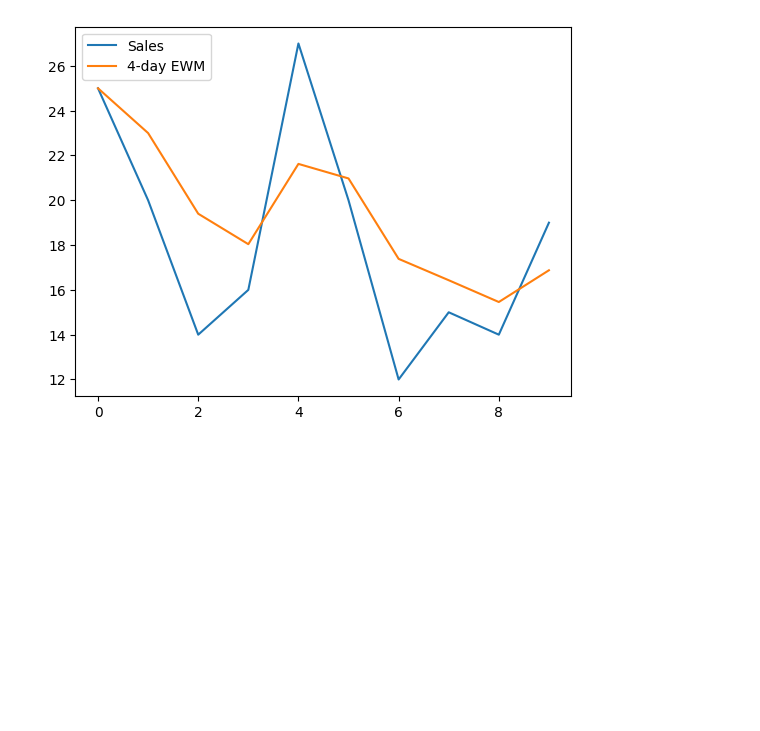
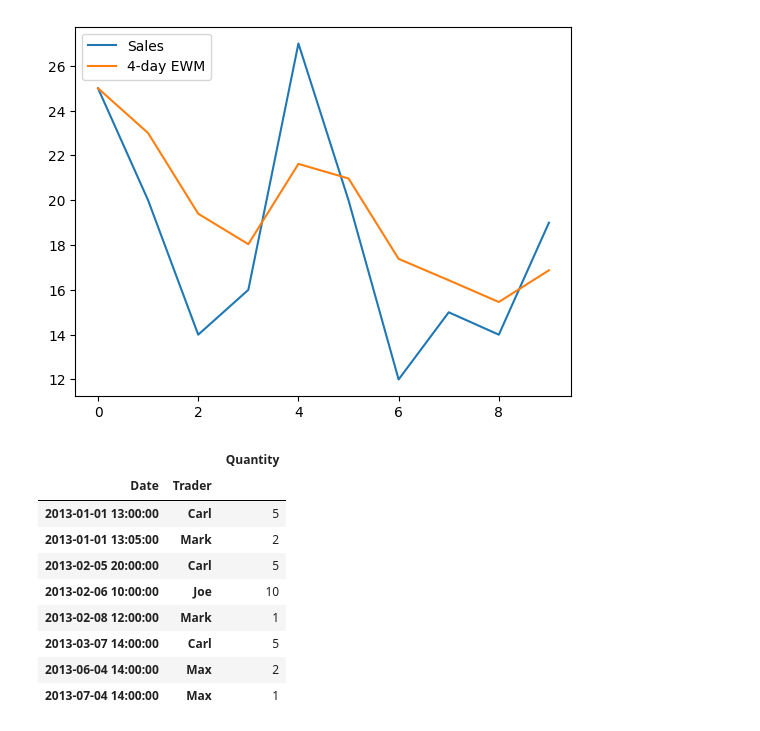
Before and after one commit to DUanalytics/pyJupyter, a Jupyter notebook: 07-analytics2/6TSA/tsES.ipynb, the cells around one changed output. Cells and saved outputs as stored; diff of their text form; code cells hidden in the pictures; blank space fills up the shorter version.

```diff
--- a/07-analytics2/6TSA/tsES.ipynb
+++ b/07-analytics2/6TSA/tsES.ipynb
@@ -92,22 +187,35 @@ plt.show()
 [figure]
 # %%
 #eg2
-df = pd.DataFrame({
+df2 = pd.DataFrame({
     'Trader': 'Carl Mark Carl Joe Mark Carl Max Max'.split(),
     'Quantity': [5, 2, 5, 10, 1, 5, 2, 1],
     'Date': [
         dt.datetime(2013, 1, 1, 13, 0),
         dt.datetime(2013, 1, 1, 13, 5),
         dt.datetime(2013, 2, 5, 20, 0),
         dt.datetime(2013, 2, 6, 10, 0),
         dt.datetime(2013, 2, 8, 12, 0),
         dt.datetime(2013, 3, 7, 14, 0),
         dt.datetime(2013, 6, 4, 14, 0),
         dt.datetime(2013, 7, 4, 14, 0),
         ]})
 
-df.index = [df.Date, df.Trader]
+df2.index = [df2.Date, df2.Trader]
+df2.drop(['Trader','Date'], axis=1, inplace=True)
 #df2 = df.unstack('Trader').resample('1W').fillna(0)
 #print(df2.ewm(span=7).mean())
+df2
+# %% [output]
+|  |  | Quantity |
+| Date | Trader |  |
+| 2013-01-01 13:00:00 | Carl | 5 |
+| 2013-01-01 13:05:00 | Mark | 2 |
+| 2013-02-05 20:00:00 | Carl | 5 |
+| 2013-02-06 10:00:00 | Joe | 10 |
+| 2013-02-08 12:00:00 | Mark | 1 |
+| 2013-03-07 14:00:00 | Carl | 5 |
+| 2013-06-04 14:00:00 | Max | 2 |
+| 2013-07-04 14:00:00 | Max | 1 |
 # %%
 df3 = df2.ewm(span=7).mean()
```
Also changed, not shown: parts of 18 cells of this notebook.
